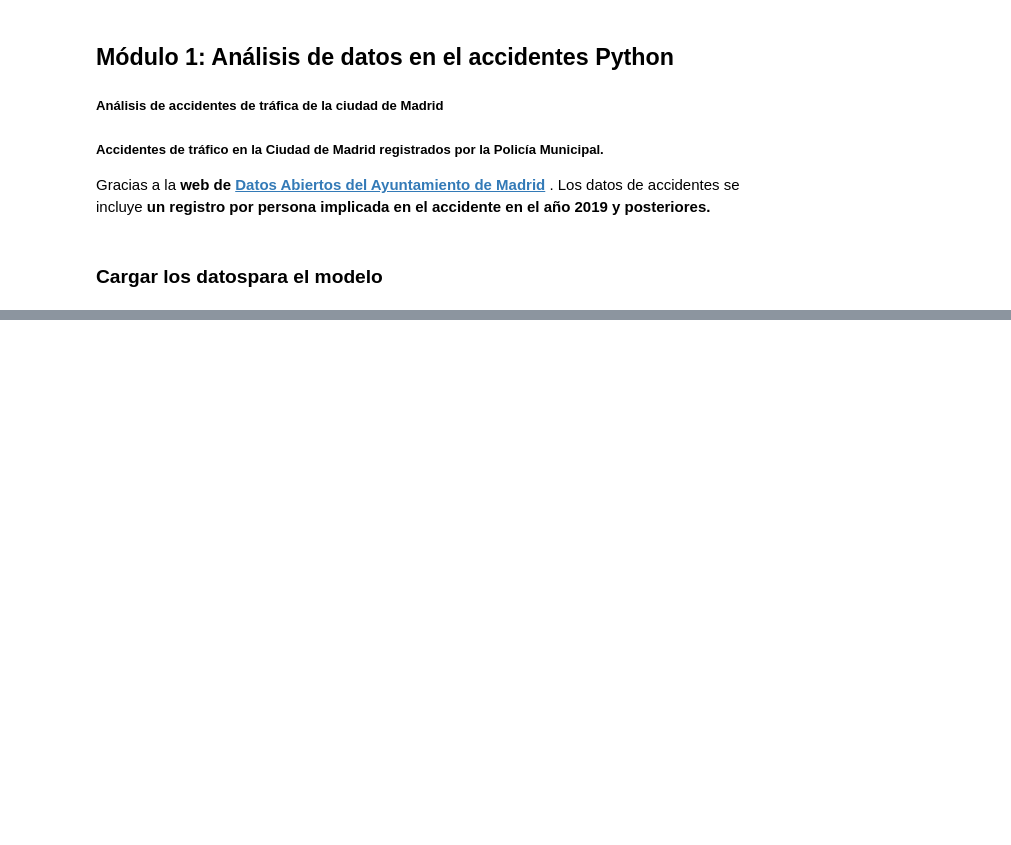
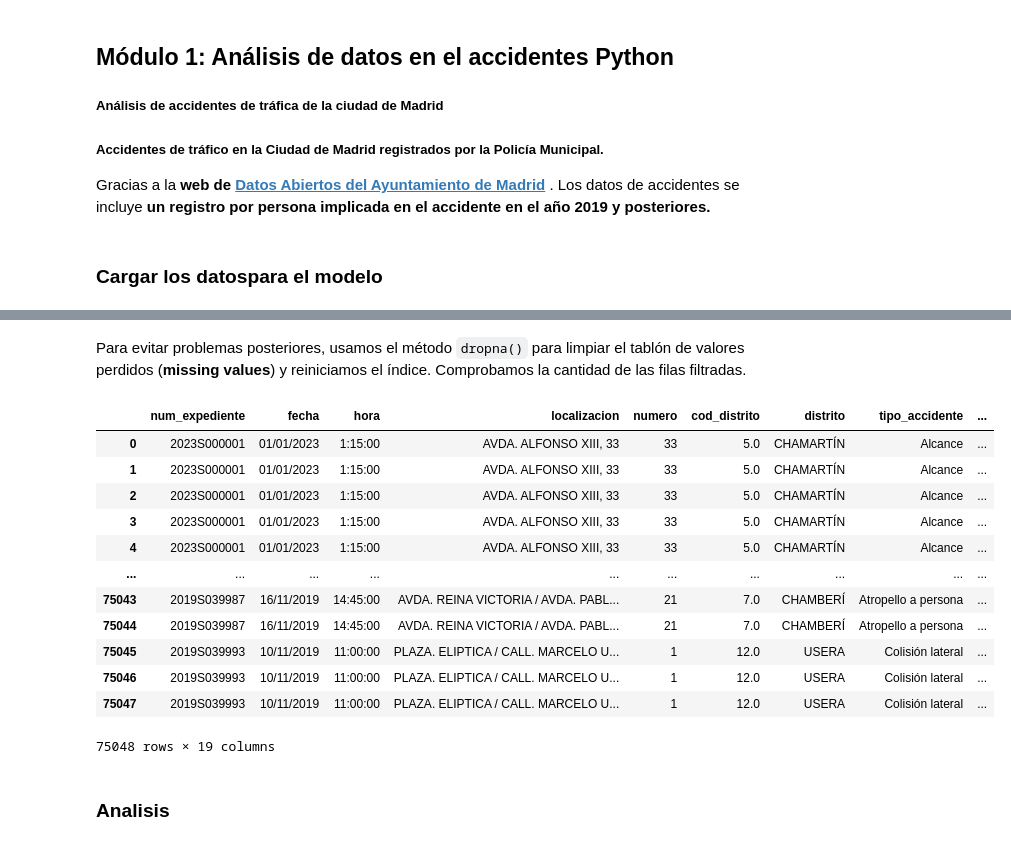
Before and after one commit to davidruiiz/proyecto_CONVIVE, a Jupyter notebook: notebooks/accidentes.ipynb, the cells around one changed output, grey strips where cells are left out. Drawn from its saved outputs; the diff is of its cells as text; code cells hidden in the pictures; blank space fills up the shorter version.

```diff
--- a/notebooks/accidentes.ipynb
+++ b/notebooks/accidentes.ipynb
@@ -159,0 +60,19 @@ df_accidentes
+# %% [markdown]
+Para evitar problemas posteriores, usamos el método ``dropna()`` para limpiar el tablón de valores perdidos (**missing values**) y reiniciamos el índice. Comprobamos la cantidad de las filas filtradas.
+# %%
+df_accident_filt=df_accidentes.dropna().reset_index(drop=True)
+df_accident_filt
+# %% [output]
+|  | num_expediente | fecha | hora | localizacion | numero | cod_distrito | distrito | tipo_accidente | ... |
+| 0 | 2023S000001 | 01/01/2023 | 1:15:00 | AVDA. ALFONSO XIII, 33 | 33 | 5.0 | CHAMARTÍN | Alcance | ... |
+| 1 | 2023S000001 | 01/01/2023 | 1:15:00 | AVDA. ALFONSO XIII, 33 | 33 | 5.0 | CHAMARTÍN | Alcance | ... |
+| 2 | 2023S000001 | 01/01/2023 | 1:15:00 | AVDA. ALFONSO XIII, 33 | 33 | 5.0 | CHAMARTÍN | Alcance | ... |
+| 3 | 2023S000001 | 01/01/2023 | 1:15:00 | AVDA. ALFONSO XIII, 33 | 33 | 5.0 | CHAMARTÍN | Alcance | ... |
+| 4 | 2023S000001 | 01/01/2023 | 1:15:00 | AVDA. ALFONSO XIII, 33 | 33 | 5.0 | CHAMARTÍN | Alcance | ... |
+| ... | ... | ... | ... | ... | ... | ... | ... | ... | ... |
+| 75043 | 2019S039987 | 16/11/2019 | 14:45:00 | AVDA. REINA VICTORIA / AVDA. PABL... | 21 | 7.0 | CHAMBERÍ | Atropello a persona | ... |
+| 75044 | 2019S039987 | 16/11/2019 | 14:45:00 | AVDA. REINA VICTORIA / AVDA. PABL... | 21 | 7.0 | CHAMBERÍ | Atropello a persona | ... |
+| 75045 | 2019S039993 | 10/11/2019 | 11:00:00 | PLAZA. ELIPTICA / CALL. MARCELO U... | 1 | 12.0 | USERA | Colisión lateral | ... |
+| 75046 | 2019S039993 | 10/11/2019 | 11:00:00 | PLAZA. ELIPTICA / CALL. MARCELO U... | 1 | 12.0 | USERA | Colisión lateral | ... |
+| 75047 | 2019S039993 | 10/11/2019 | 11:00:00 | PLAZA. ELIPTICA / CALL. MARCELO U... | 1 | 12.0 | USERA | Colisión lateral | ... |
+75048 rows × 19 columns
@@ -159,0 +82,2 @@ df_accidentes
+# %% [markdown]
+### Analisis
```
Also changed, not shown: parts of 23 cells of this notebook.
